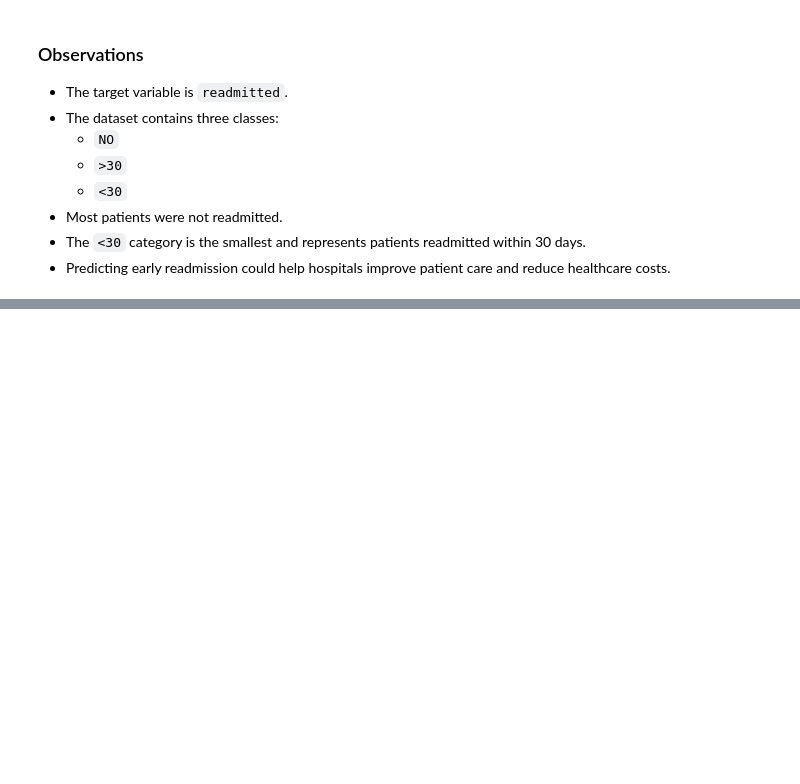
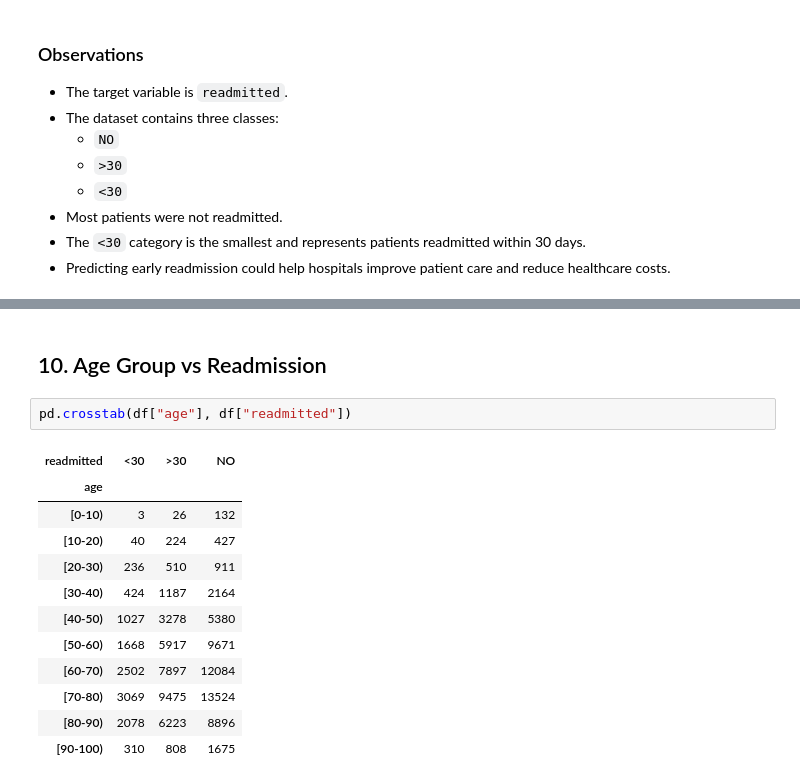
Before and after one commit to artinopoulosd/hospital-readmission-risk-analysis, a Jupyter notebook: notebooks/exploratory_analysis.ipynb, the cells around one changed output, grey strips where cells are left out. Drawn from its saved outputs; the diff is of its cells as text; blank space fills up the shorter version.

```diff
--- a/notebooks/exploratory_analysis.ipynb
+++ b/notebooks/exploratory_analysis.ipynb
@@ -137,0 +183,17 @@ Name: count, dtype: int64
+# %% [markdown]
+## 10. Age Group vs Readmission
+# %%
+pd.crosstab(df["age"], df["readmitted"])
+# %% [output]
+| readmitted | <30 | >30 | NO |
+| age |  |  |  |
+| [0-10) | 3 | 26 | 132 |
+| [10-20) | 40 | 224 | 427 |
+| [20-30) | 236 | 510 | 911 |
+| [30-40) | 424 | 1187 | 2164 |
+| [40-50) | 1027 | 3278 | 5380 |
+| [50-60) | 1668 | 5917 | 9671 |
+| [60-70) | 2502 | 7897 | 12084 |
+| [70-80) | 3069 | 9475 | 13524 |
+| [80-90) | 2078 | 6223 | 8896 |
+| [90-100) | 310 | 808 | 1675 |
```
Also changed, not shown: parts of 12 cells of this notebook.
